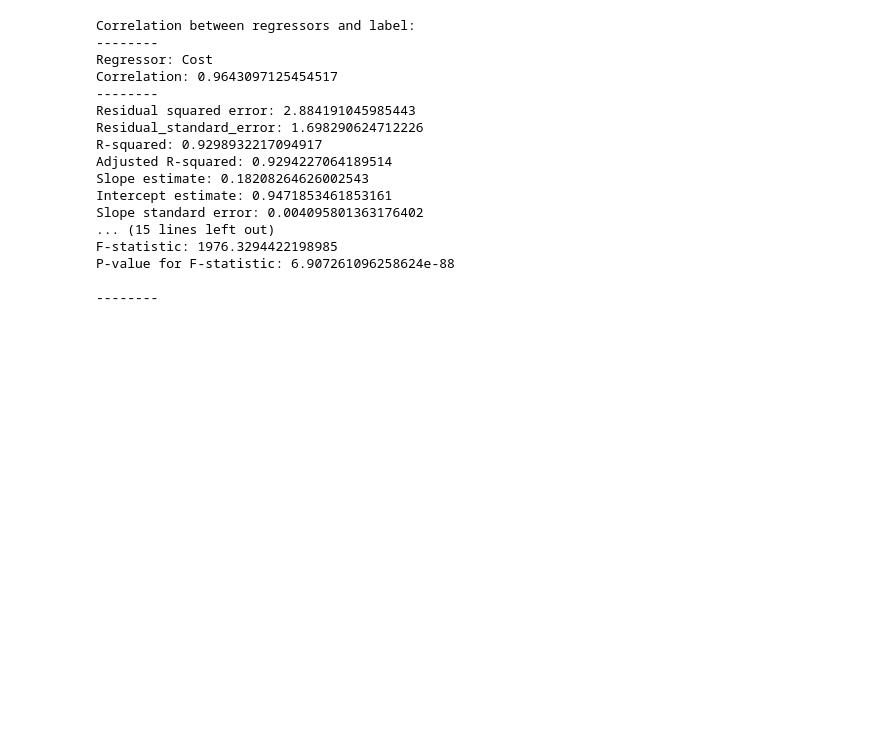
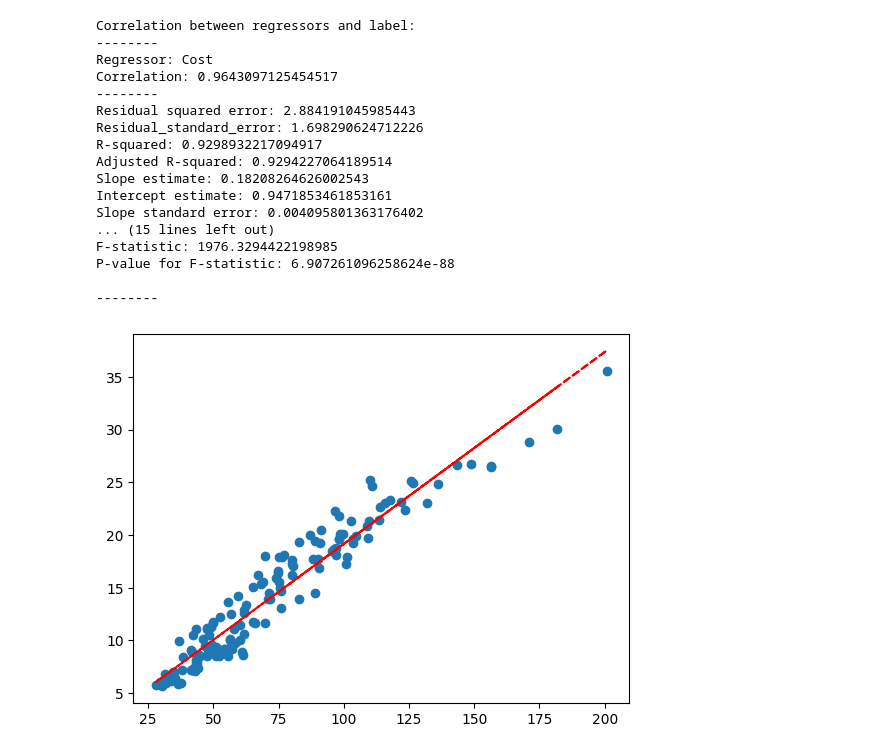
Before and after one commit to MeetPatel89/soccer_simple_reg, a Jupyter notebook: notebooks/soccer_simple_lin_reg.ipynb, the cells around one changed output. Drawn from its saved outputs; the diff is of its cells as text; code cells hidden in the pictures; blank space fills up the shorter version.

```diff
--- a/notebooks/soccer_simple_lin_reg.ipynb
+++ b/notebooks/soccer_simple_lin_reg.ipynb
@@ -159,3 +159,13 @@ F-statistic: 1976.3294422198985
 P-value for F-statistic: 6.907261096258624e-88
 
 --------
+# %%
+b0 = lr.params.loc["const"]
+b1 = lr.params.loc["Cost"]
+# %%
+plt.scatter(x_train["Cost"], y_train)
+plt.plot(x_train["Cost"], b0 + b1 * x_train["Cost"], color="red", linestyle="--")
+
+plt.show()
+# %% [output]
+[figure, added]
```
Also changed, not shown: parts of 7 cells of this notebook.
